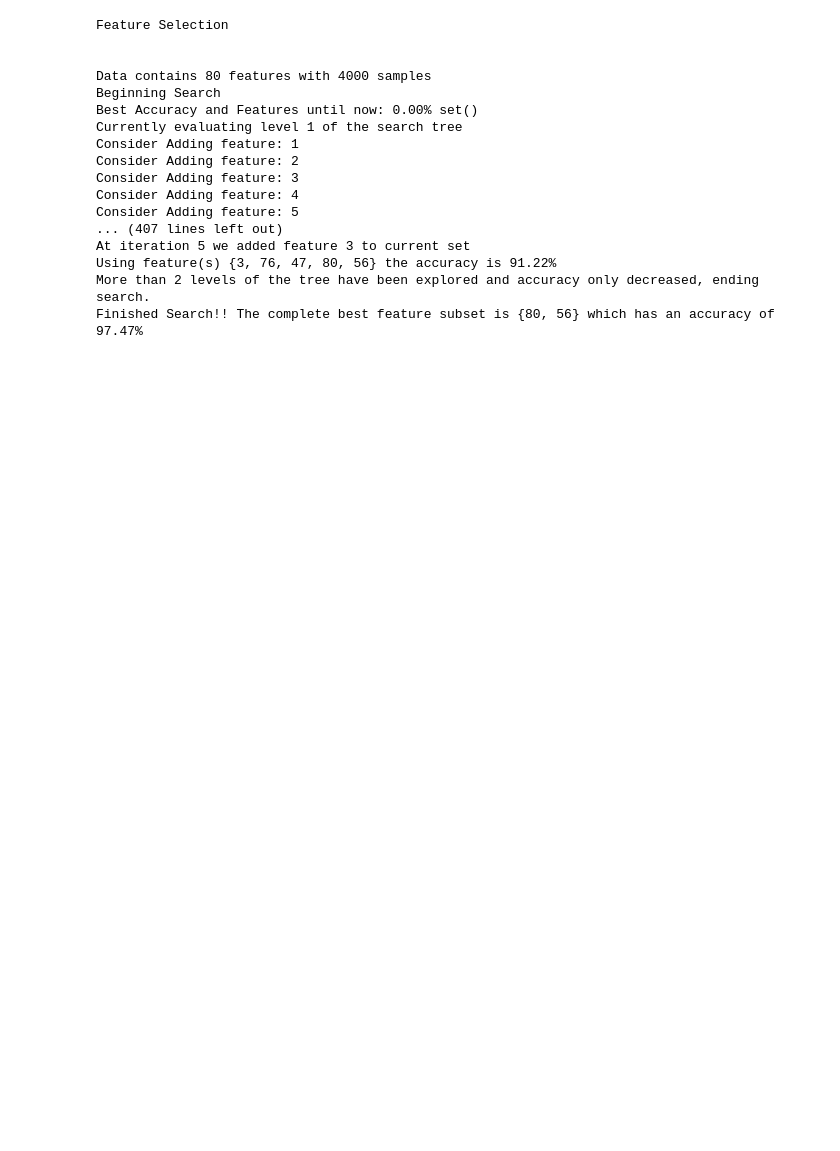
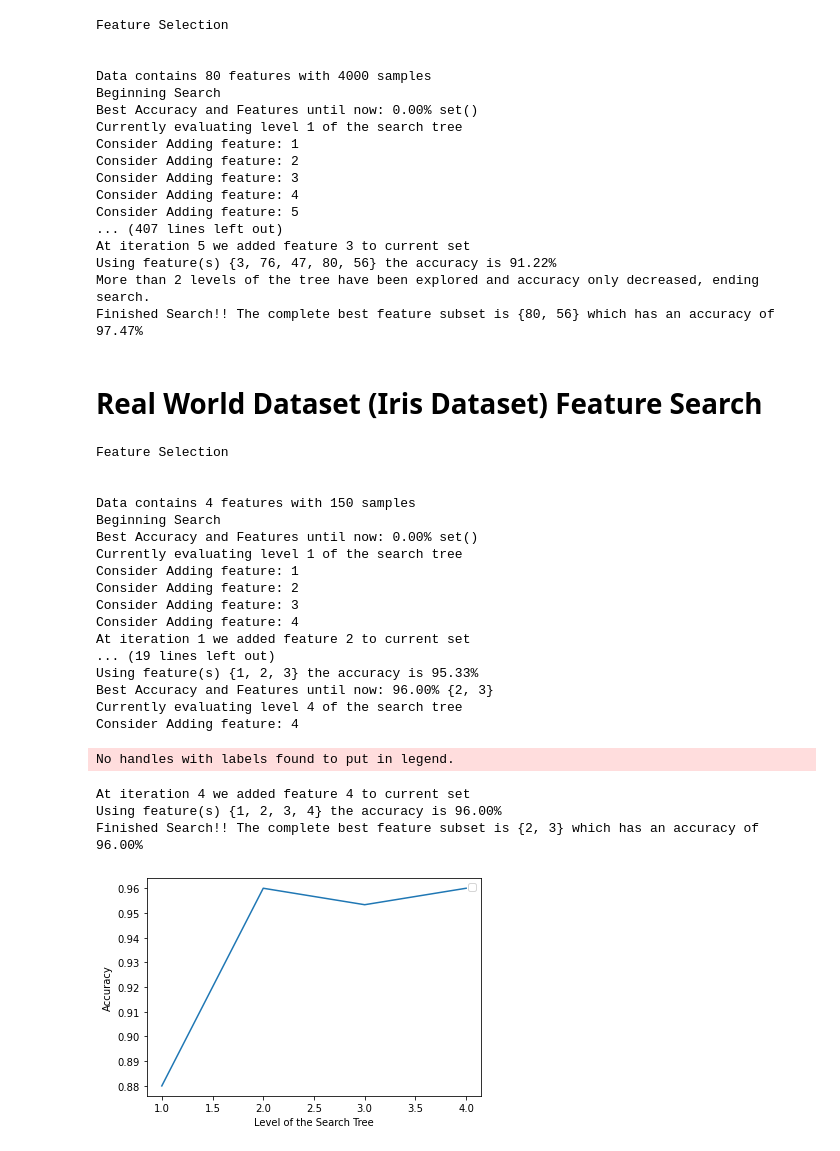
Before and after one commit to sumedha-98/AI-Project-2, a Jupyter notebook: AI_Project_2_ForwardSelection.ipynb, the cells around one changed output. Saved outputs shown, nothing was run; the diff lists cells and outputs as text; code cells hidden in the pictures; blank space fills up the shorter version.

```diff
--- a/AI_Project_2_ForwardSelection.ipynb
+++ b/AI_Project_2_ForwardSelection.ipynb
@@ -26,10 +27,13 @@ def forwardSelection(data):
     bestFeatureSet = set()
     currFeatureSet = set()
     cutOffCounter = 0
+    accuracyList = []
+    levels = []
     #loops once outer for each feature
     for i in range(1, len(dataset[0])):
         print(f"Best Accuracy and Features until now: {bestSoFar*100:.2f}% {bestFeatureSet}") # Checkpointing
         print(f"Currently evaluating level {i} of the search tree")
+        levels.append(i)
         currentBest = 0
         featureToAdd = None
         #loops same number of times for during each outer loop
@@ -61,6 +65,7 @@ def forwardSelection(data):
         currFeatureSet.add(featureToAdd)
         print(f"At iteration {i} we added feature {featureToAdd} to current set")
         print(f"Using feature(s) {currFeatureSet} the accuracy is {currentBest*100:.2f}%")
+        accuracyList.append(currentBest)
         if featureToAdd and currentBest > bestSoFar:  #print operations to display progress and results
               print(f"From {bestSoFar*100:.2f}%")
               bestSoFar = currentBest
@@ -74,6 +79,11 @@ def forwardSelection(data):
                 break             # for over 2 of the levels as mentioned in the slides for reducing time of search.
 
     print(f"Finished Search!! The complete best feature subset is {bestFeatureSet} which has an accuracy of {bestSoFar*100:.2f}%")
+    plt.plot(levels, accuracyList)
+    plt.xlabel("Level of the Search Tree")
+    plt.ylabel("Accuracy")
+    plt.legend()
+    plt.show()
 # %%
 def backward_elimination(data):
   dataset = ZScoreNormalization(data) #ZScore Normalization, Mean = 0, Standard Deviation = 1
@@ -267,3 +289,70 @@ At iteration 5 we added feature 3 to current set
 Using feature(s) {3, 76, 47, 80, 56} the accuracy is 91.22%
 More than 2 levels of the tree have been explored and accuracy only decreased, ending search.
 Finished Search!! The complete best feature subset is {80, 56} which has an accuracy of 97.47%
+# %% [markdown]
+# Real World Dataset (Iris Dataset) Feature Search
+# %%
+print("""Feature Selection\n""")
+
+fileChoice = int(input("Data File to be used: 1: CS170_small_Data_20.txt, 2: CS170_large_Data1.txt, 3: CS170_XXXLarge_Data_11.txt, 4: Iris Dataset\n"))
+algo = int(input("""\nAlgorithm \n
+1. Forward Selection \n
+2. Backward Elimination \n""" ))
+
+file = None
+if fileChoice == 2:
+  file = "CS170_large_Data__1.txt"
+elif fileChoice == 3:
+  file = "CS170_XXXlarge_Data__11.txt"
+elif fileChoice == 4:
+  file = "Iris_Processed.csv"
+else:
+  file = "CS170_small_Data__20.txt"
+
+labelMap = {b'Iris-setosa' : 1, b'Iris-versicolor' : 2, b'Iris-virginica' : 3}
+
+try:
+    with open(file) as d:
+        if fileChoice == 4:
+          data = pd.read_csv(file, header=None)
+          dataLen = data.shape[0] - 1
+          loadDataset = np.loadtxt(file, delimiter = ",")
+        else:
+          data = pd.read_csv(file, delim_whitespace=True)
+          dataLen = data.shape[0]
+          loadDataset = np.loadtxt(file)
+
+except Exception as e:
+    print("Error Loading File. Re-run and try again.")
+    print(e)
+
+# printing dataset details
+print(f"\nData contains {len(loadDataset[0]) - 1} features with {dataLen + 1} samples ")
+print("Beginning Search")
+if algo == 1:
+    forwardSelection(loadDataset)
+elif algo == 2:
+  backward_elimination(loadDataset)
+# %% [output]
+Feature Selection
+
+
+Data contains 4 features with 150 samples
+Beginning Search
+Best Accuracy and Features until now: 0.00% set()
+Currently evaluating level 1 of the search tree
+Consider Adding feature: 1
+Consider Adding feature: 2
+Consider Adding feature: 3
+Consider Adding feature: 4
+At iteration 1 we added feature 2 to current set
+... (19 lines left out)
+Using feature(s) {1, 2, 3} the accuracy is 95.33%
+Best Accuracy and Features until now: 96.00% {2, 3}
+Currently evaluating level 4 of the search tree
+Consider Adding feature: 4
+No handles with labels found to put in legend.
+At iteration 4 we added feature 4 to current set
+Using feature(s) {1, 2, 3, 4} the accuracy is 96.00%
+Finished Search!! The complete best feature subset is {2, 3} which has an accuracy of 96.00%
+[figure, added]
```
Also changed, not shown: parts of 7 cells of this notebook.
